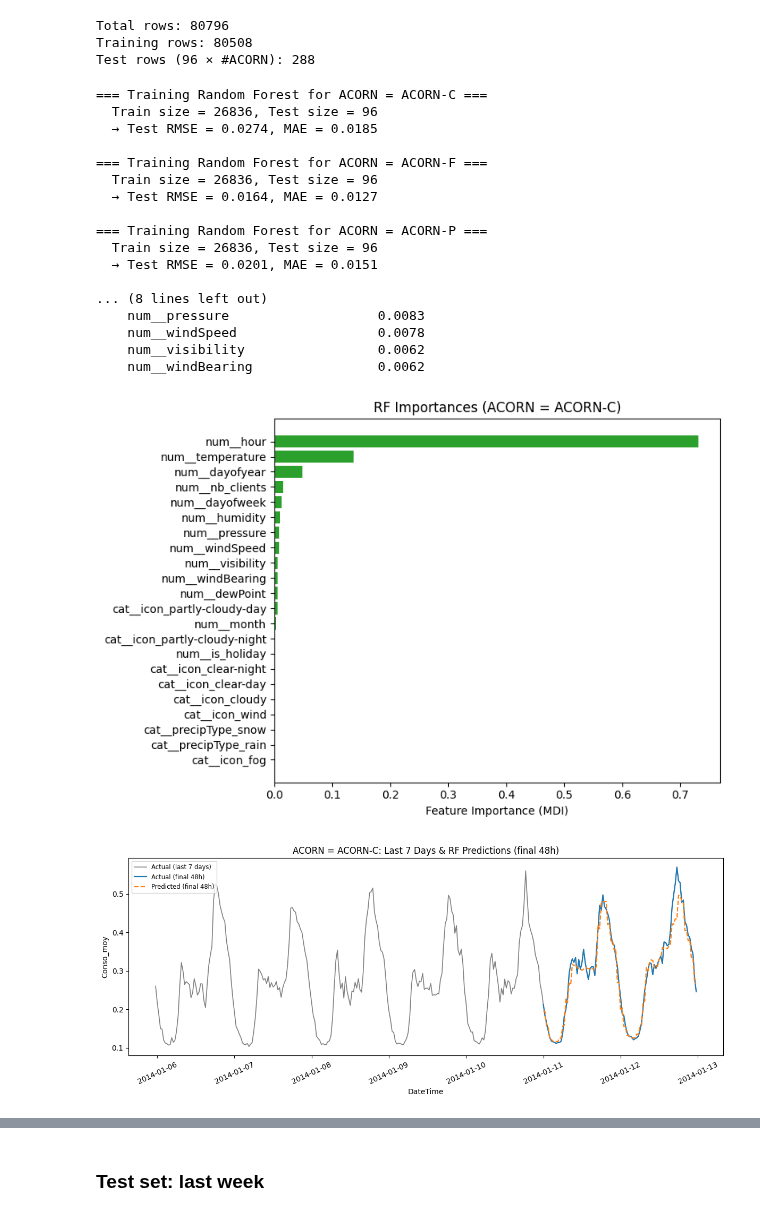
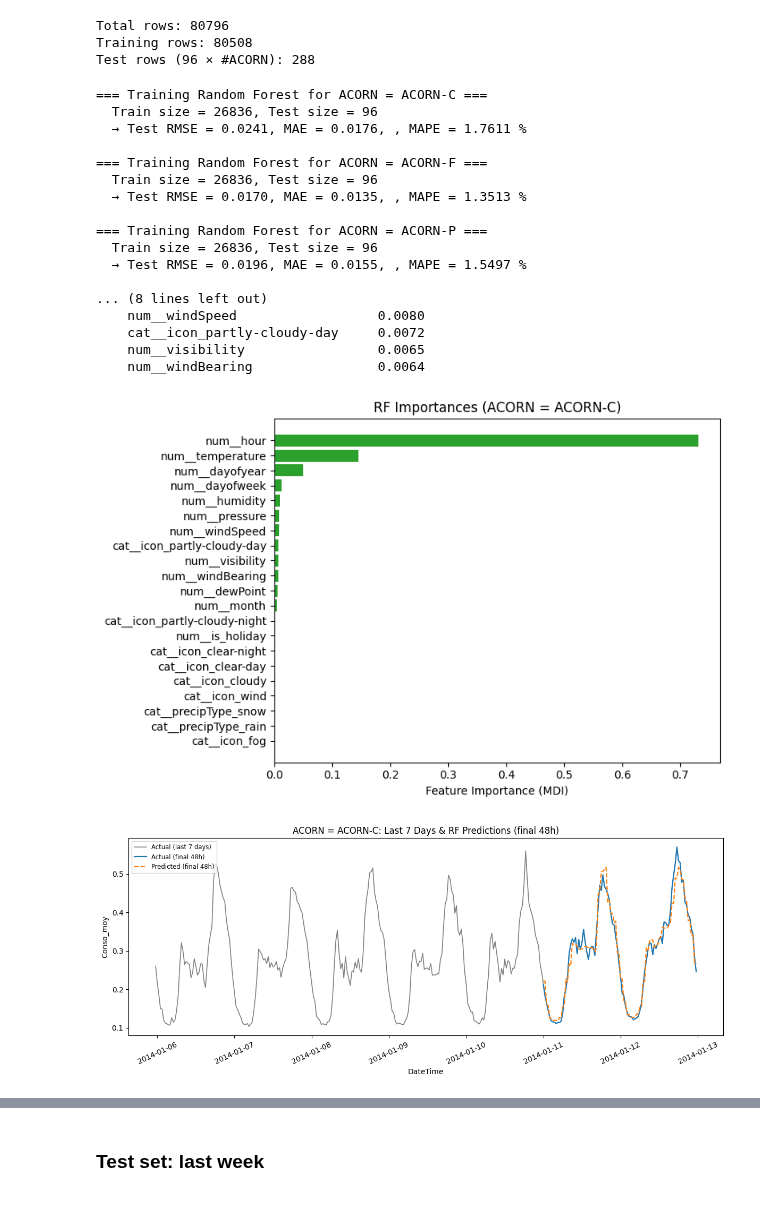
Before and after one commit to thiagonarcizo/Forecast-of-Electricity-Consumption, a Jupyter notebook: notebooks_alexsandro/random_forest.ipynb, the cells around one changed output, grey strips where cells are left out. Drawn from its saved outputs; the diff is of its cells as text; code cells hidden in the pictures.

```diff
--- a/notebooks_alexsandro/random_forest.ipynb
+++ b/notebooks_alexsandro/random_forest.ipynb
@@ -63,7 +81,7 @@ Test rows (96 × #ACORN): 288
 # %%
 numeric_features = [
     "visibility","windBearing","temperature","dewPoint","pressure",
-    "windSpeed","humidity","nb_clients","hour","dayofweek","month",
+    "windSpeed","humidity","hour","dayofweek","month",
     "dayofyear","is_holiday"
 ]
 categorical_features = ["precipType","icon"]
@@ -116,7 +134,8 @@ for acorn_label in df_train["Acorn"].unique():
     # 5.7) Compute RMSE / MAE on held‐out 48h
     rmse_sub = np.sqrt(mean_squared_error(y_test_sub, y_pred_sub))
     mae_sub  = mean_absolute_error(y_test_sub, y_pred_sub)
-    print(f"  → Test RMSE = {rmse_sub:.4f}, MAE = {mae_sub:.4f}")
+    mape_sub  = mean_absolute_percentage_error(y_test_sub, y_pred_sub)
+    print(f"  → Test RMSE = {rmse_sub:.4f}, MAE = {mae_sub:.4f}, , MAPE = {100*mae_sub:.4f} %")
 
     # 5.8) Store results
     results_rf[acorn_label] = {
@@ -188,41 +207,41 @@ for acorn_label, info in results_rf.items():
         color="C0",
         linewidth=1.6
     )
     # Predicted final 48h (dashed orange)
     plt.plot(
         sub_test["DateTime"],
         y_pred,
         label="Predicted (final 48h)",
         color="C1",
         linestyle="--",
         linewidth=1.6
     )
     plt.xlabel("DateTime")
     plt.ylabel("Conso_moy")
     plt.title(f"ACORN = {acorn_label}: Last 7 Days & RF Predictions (final 48h)")
     plt.legend(loc="upper left", fontsize="small")
     plt.xticks(rotation=25)
     plt.tight_layout()
     plt.show()
 # %% [output]
 === Training Random Forest for ACORN = ACORN-C ===
   Train size = 26836, Test size = 96
-  → Test RMSE = 0.0274, MAE = 0.0185
+  → Test RMSE = 0.0241, MAE = 0.0176, , MAPE = 1.7611 %
 
 === Training Random Forest for ACORN = ACORN-F ===
   Train size = 26836, Test size = 96
-  → Test RMSE = 0.0164, MAE = 0.0127
+  → Test RMSE = 0.0170, MAE = 0.0135, , MAPE = 1.3513 %
 
 === Training Random Forest for ACORN = ACORN-P ===
   Train size = 26836, Test size = 96
-  → Test RMSE = 0.0201, MAE = 0.0151
+  → Test RMSE = 0.0196, MAE = 0.0155, , MAPE = 1.5497 %
 
 ... (8 lines left out)
-    num__pressure                   0.0083
-    num__windSpeed                  0.0078
-    num__visibility                 0.0062
-    num__windBearing                0.0062
+    num__windSpeed                  0.0080
+    cat__icon_partly-cloudy-day     0.0072
+    num__visibility                 0.0065
+    num__windBearing                0.0064
-[figure, old version]
+[figure, new version]
-[figure, old version]
+[figure, new version]
 --- Feature Importances for ACORN = ACORN-F ---
   Top 10 features by importance:
```
Also changed, not shown: parts of 10 cells of this notebook, 5 other files.
